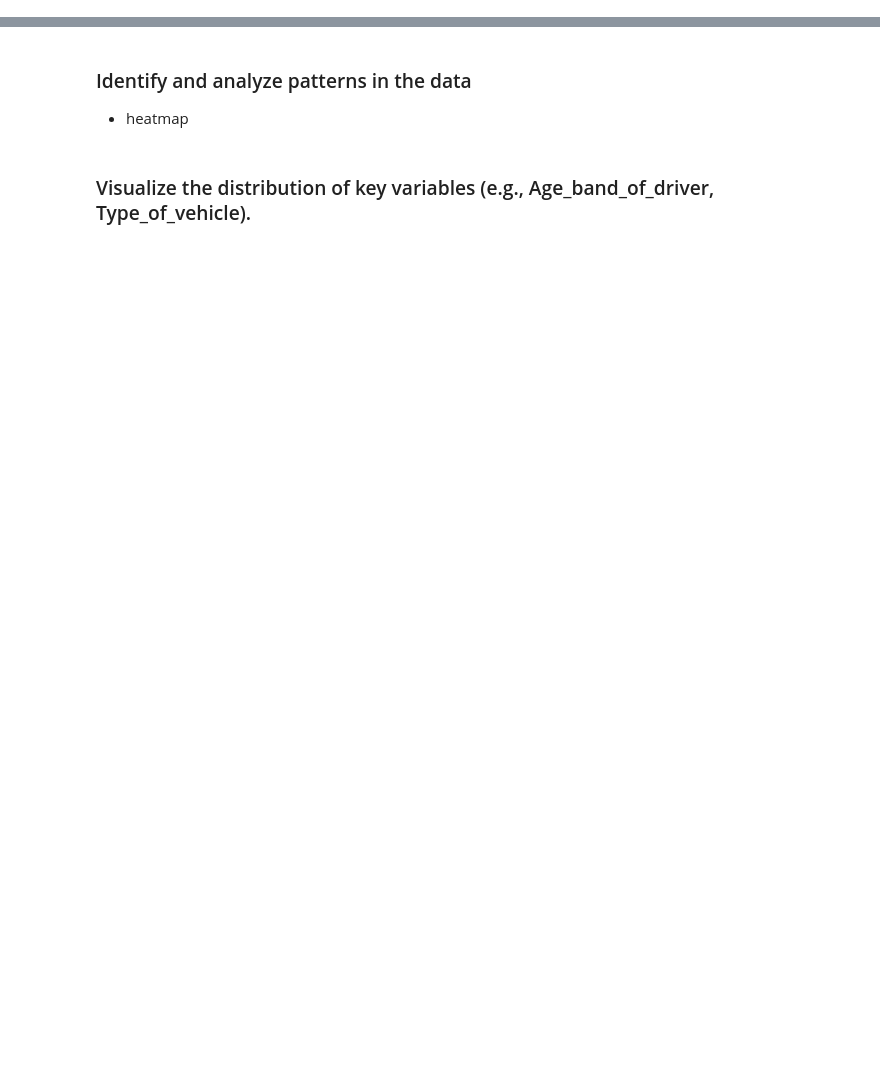
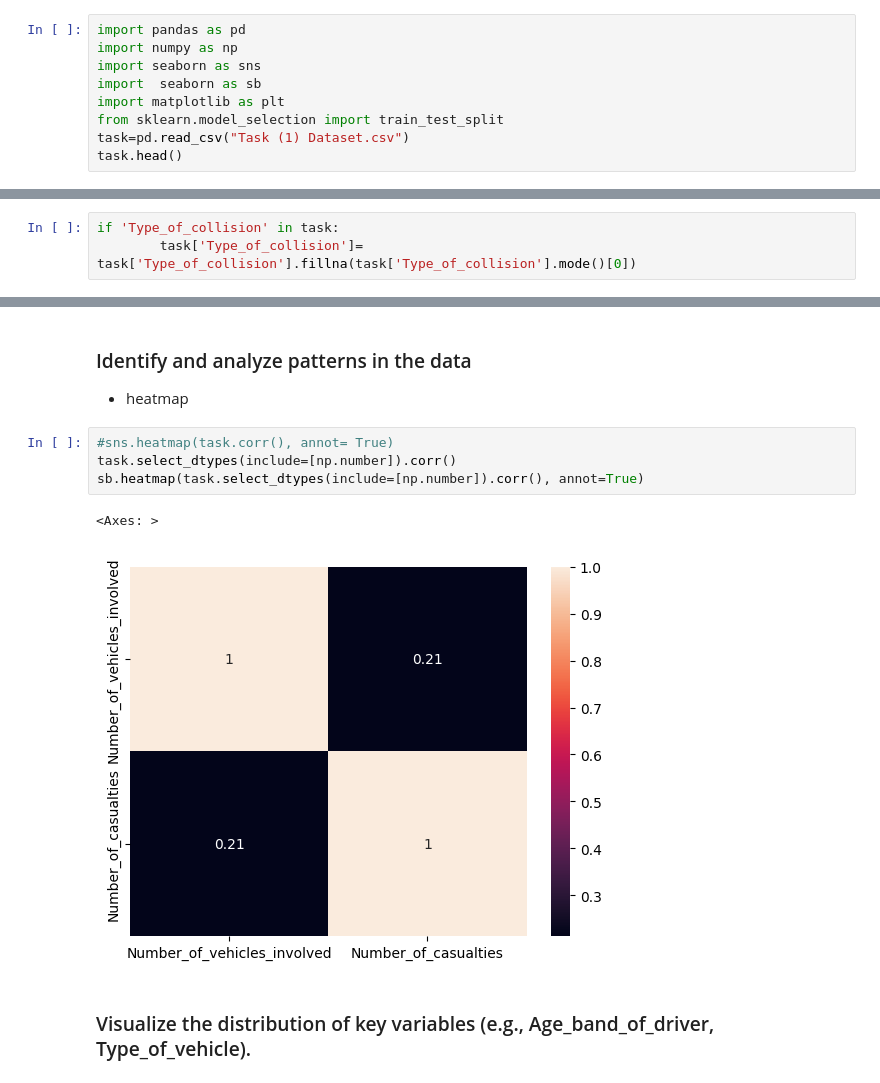
Before and after one commit to RahafCS1/T5, a Jupyter notebook: Task (1) Week 1.ipynb, the cells around one changed output, grey strips where cells are left out. Drawn from its saved outputs; the diff is of its cells as text; blank space fills up the shorter version.

```diff
--- a/Task (1) Week 1.ipynb
+++ b/Task (1) Week 1.ipynb
@@ -70,3 +70,12 @@
 ## 1. Data Cleaning
 # %% [markdown]
 ### Read the dataset
+# %%
+import pandas as pd
+import numpy as np
+import seaborn as sns
+import  seaborn as sb
+import matplotlib as plt
+from sklearn.model_selection import train_test_split
+task=pd.read_csv("Task (1) Dataset.csv")
+task.head()
@@ -74,0 +112,3 @@
+# %%
+if 'Type_of_collision' in task:
+        task['Type_of_collision']= task['Type_of_collision'].fillna(task['Type_of_collision'].mode()[0])
@@ -93,5 +204,12 @@
 ### Identify and analyze patterns in the data
 
 - heatmap
+# %%
+#sns.heatmap(task.corr(), annot= True)
+task.select_dtypes(include=[np.number]).corr()
+sb.heatmap(task.select_dtypes(include=[np.number]).corr(), annot=True)
+# %% [output]
+<Axes: >
+[figure, added]
 # %% [markdown]
 ### Visualize the distribution of key variables (e.g., Age_band_of_driver, Type_of_vehicle).
```
Also changed, not shown: parts of 25 cells of this notebook.
